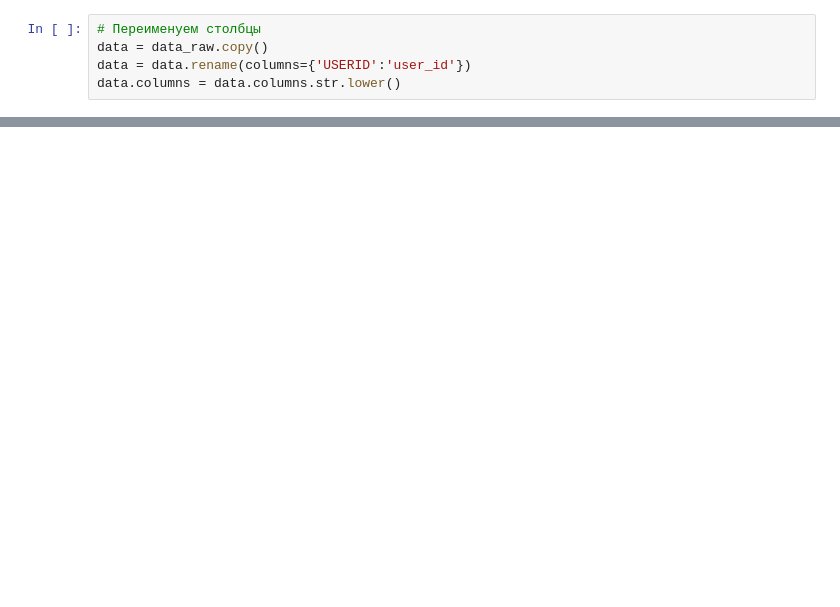
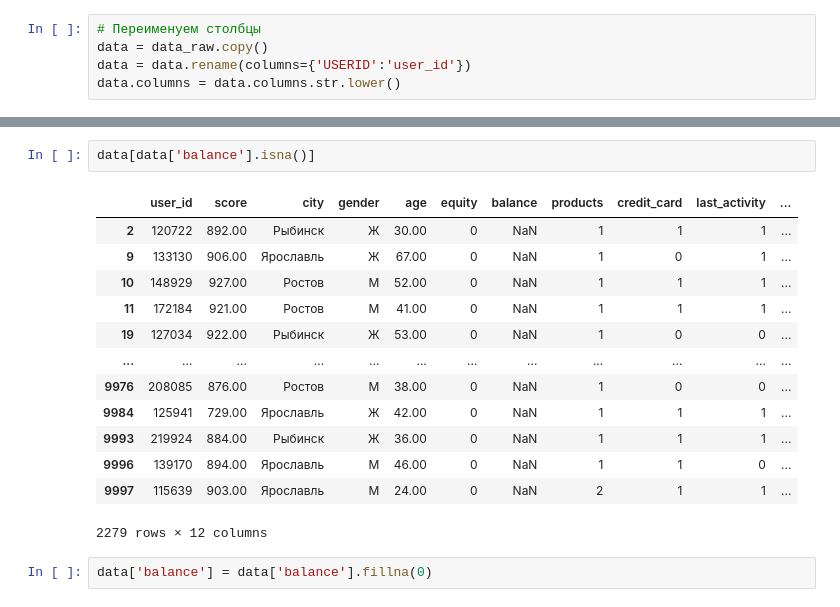
Before and after one commit to Boris-DA/Yandex.Practice, a Jupyter notebook: 12 - Финальный проект/Untitled.ipynb, the cells around one changed output, grey strips where cells are left out. Cells and saved outputs as stored; diff of their text form; blank space fills up the shorter version.

```diff
--- a/12 - Финальный проект/Untitled.ipynb
+++ b/12 - Финальный проект/Untitled.ipynb
@@ -153,0 +194,18 @@ data.head(5)
+# %%
+data[data['balance'].isna()]
+# %% [output]
+|  | user_id | score | city | gender | age | equity | balance | products | credit_card | last_activity | ... |
+| 2 | 120722 | 892.00 | Рыбинск | Ж | 30.00 | 0 | NaN | 1 | 1 | 1 | ... |
+| 9 | 133130 | 906.00 | Ярославль | Ж | 67.00 | 0 | NaN | 1 | 0 | 1 | ... |
+| 10 | 148929 | 927.00 | Ростов | М | 52.00 | 0 | NaN | 1 | 1 | 1 | ... |
+| 11 | 172184 | 921.00 | Ростов | М | 41.00 | 0 | NaN | 1 | 1 | 1 | ... |
+| 19 | 127034 | 922.00 | Рыбинск | Ж | 53.00 | 0 | NaN | 1 | 0 | 0 | ... |
+| ... | ... | ... | ... | ... | ... | ... | ... | ... | ... | ... | ... |
+| 9976 | 208085 | 876.00 | Ростов | М | 38.00 | 0 | NaN | 1 | 0 | 0 | ... |
+| 9984 | 125941 | 729.00 | Ярославль | Ж | 42.00 | 0 | NaN | 1 | 1 | 1 | ... |
+| 9993 | 219924 | 884.00 | Рыбинск | Ж | 36.00 | 0 | NaN | 1 | 1 | 1 | ... |
+| 9996 | 139170 | 894.00 | Ярославль | М | 46.00 | 0 | NaN | 1 | 1 | 0 | ... |
+| 9997 | 115639 | 903.00 | Ярославль | М | 24.00 | 0 | NaN | 2 | 1 | 1 | ... |
+2279 rows × 12 columns
+# %%
+data['balance'] = data['balance'].fillna(0)
```
Also changed, not shown: parts of 15 cells of this notebook, 2 other files.
